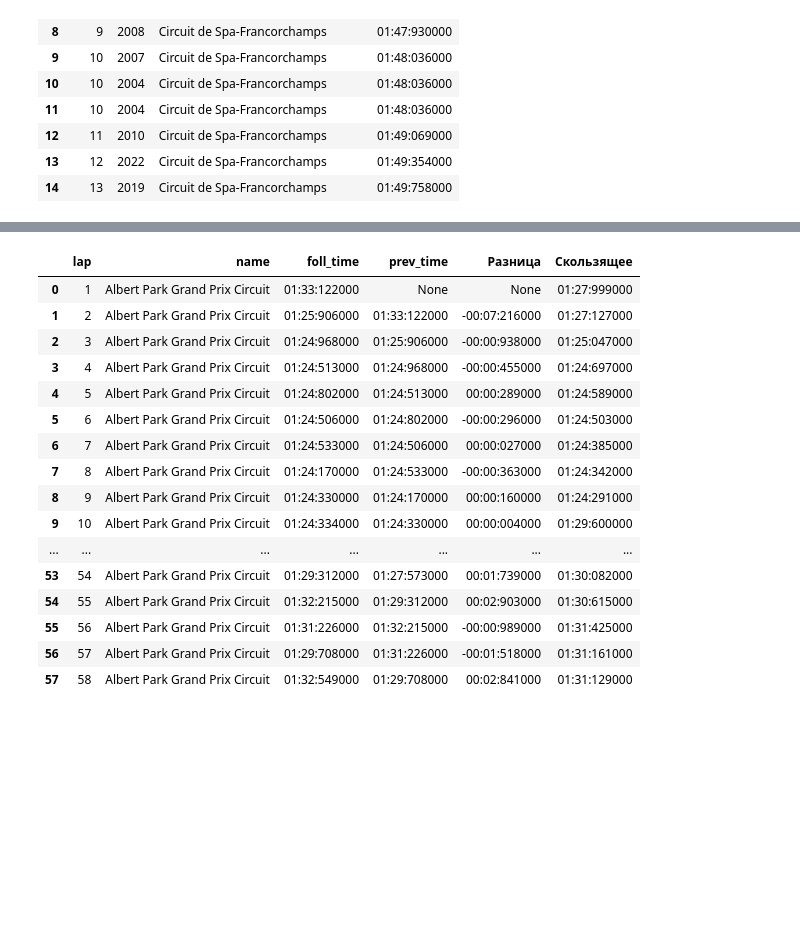
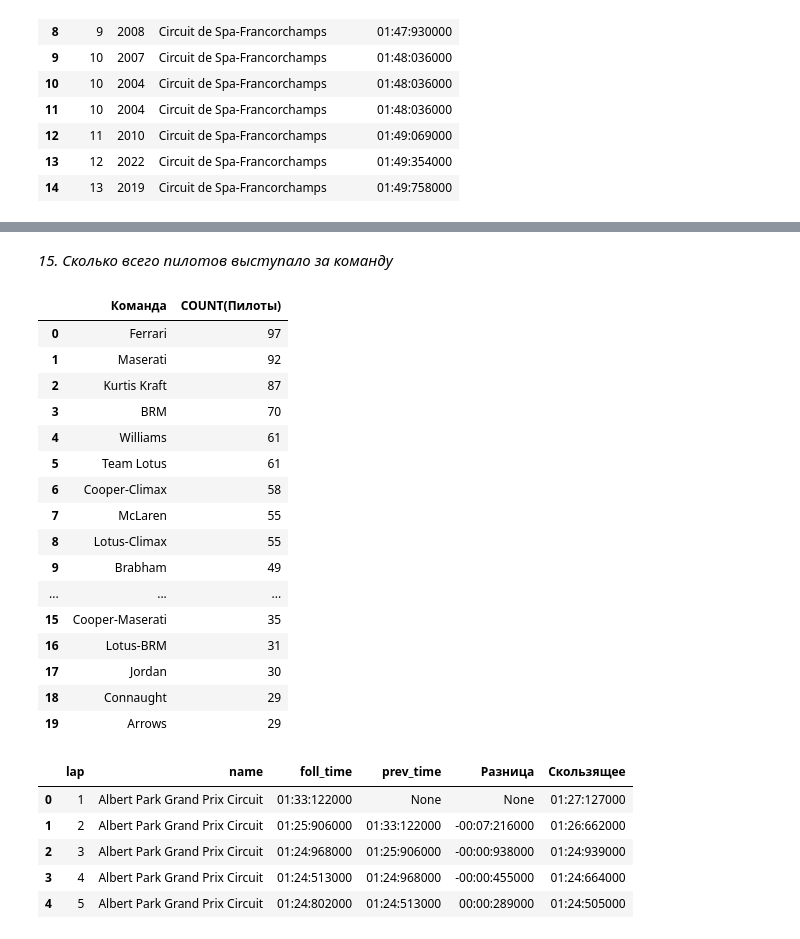
Before and after one commit to MelnikDM/Notebooks, a Jupyter notebook: Formula_11.ipynb, the cells around one changed output, grey strips where cells are left out. Saved outputs shown, nothing was run; the diff lists cells and outputs as text; code cells hidden in the pictures; blank space fills up the shorter version.

```diff
--- a/Formula_11.ipynb
+++ b/Formula_11.ipynb
@@ -39,7 +47,7 @@ import seaborn as sns
 conn = pymysql.connect(host="localhost",
                        port=3306,
                        user="rt",
-                       password="__________",
+                       password="-",
                        database="sys",
                        charset="utf8")
 
@@ -334,49 +742,78 @@ df6.head(15)
+# %% [markdown]
+*15. Сколько всего пилотов выступало за команду*
+# %%
+sql16 = """
+WITH cte AS(
+SELECT DISTINCT CONCAT(d.forename,' ', d.surname) AS "Пилоты",
+       cons.name AS "Команда"
+  FROM results res
+       INNER JOIN drivers d USING (driverId)
+			 JOIN constructors cons USING (constructorId)
+ ORDER BY 2 DESC
+ )
+
+SELECT Команда,
+ 	     COUNT(Пилоты)
+  FROM cte
+ GROUP BY 1
+ ORDER BY 2 DESC;
+ """
+
+df16 = pd.read_sql(sql16, conn)
+df16.head(20)
+# %% [output]
+|  | Команда | COUNT(Пилоты) |
+| 0 | Ferrari | 97 |
+| 1 | Maserati | 92 |
+| 2 | Kurtis Kraft | 87 |
+| 3 | BRM | 70 |
+| 4 | Williams | 61 |
+| 5 | Team Lotus | 61 |
+| 6 | Cooper-Climax | 58 |
+| 7 | McLaren | 55 |
+| 8 | Lotus-Climax | 55 |
+| 9 | Brabham | 49 |
+| ... | ... | ... |
+| 15 | Cooper-Maserati | 35 |
+| 16 | Lotus-BRM | 31 |
+| 17 | Jordan | 30 |
+| 18 | Connaught | 29 |
+| 19 | Arrows | 29 |
 # %%
-sql = """
+sql17 = """
 WITH cte AS(
 SELECT l2.lap,
        r2.YEAR,
        c2.name,
        time_format(SEC_TO_TIME(milliseconds/1000), '%i:%s:%f') AS "foll_time",
        LAG(time_format(SEC_TO_TIME(milliseconds/1000), '%i:%s:%f'), 1) OVER (ORDER BY l2.lap) AS "prev_time",
        milliseconds - LAG(milliseconds, 1) OVER (ORDER BY l2.lap) AS "diff",
        ROUND(AVG(milliseconds) OVER (ORDER BY l2.lap
        								  ROWS BETWEEN 1 PRECEDING
-       								  AND 2 FOLLOWING)) AS "roll_avg"
+       								  AND 3 FOLLOWING)) AS "roll_avg"
   FROM laptimes l2
        INNER JOIN races r2 USING (raceId)
        		 JOIN circuits c2 USING (circuitId)
              JOIN drivers d USING (driverId)
   WHERE c2.name = 'Albert Park Grand Prix Circuit'
     AND d.surname = 'Schumacher'
     AND d.forename = 'Michael'
     AND r2.YEAR = 2004
 ORDER BY 1 ASC
 )
 
 SELECT cte.lap, cte.name, foll_time, prev_time,
 	time_format(SEC_TO_TIME(diff/1000), '%i:%s:%f') AS "Разница",
 	time_format(SEC_TO_TIME(roll_avg/1000), '%i:%s:%f') AS "Скользящее"
 	FROM cte;
 """
 import pandas as pd
-df = pd.read_sql(sql, conn)
-df
+df17 = pd.read_sql(sql17, conn)
+df17.head()
 # %% [output]
 |  | lap | name | foll_time | prev_time | Разница | Скользящее |
-| 0 | 1 | Albert Park Grand Prix Circuit | 01:33:122000 | None | None | 01:27:999000 |
-| 1 | 2 | Albert Park Grand Prix Circuit | 01:25:906000 | 01:33:122000 | -00:07:216000 | 01:27:127000 |
-| 2 | 3 | Albert Park Grand Prix Circuit | 01:24:968000 | 01:25:906000 | -00:00:938000 | 01:25:047000 |
-| 3 | 4 | Albert Park Grand Prix Circuit | 01:24:513000 | 01:24:968000 | -00:00:455000 | 01:24:697000 |
-| 4 | 5 | Albert Park Grand Prix Circuit | 01:24:802000 | 01:24:513000 | 00:00:289000 | 01:24:589000 |
-| 5 | 6 | Albert Park Grand Prix Circuit | 01:24:506000 | 01:24:802000 | -00:00:296000 | 01:24:503000 |
-| 6 | 7 | Albert Park Grand Prix Circuit | 01:24:533000 | 01:24:506000 | 00:00:027000 | 01:24:385000 |
-| 7 | 8 | Albert Park Grand Prix Circuit | 01:24:170000 | 01:24:533000 | -00:00:363000 | 01:24:342000 |
-| 8 | 9 | Albert Park Grand Prix Circuit | 01:24:330000 | 01:24:170000 | 00:00:160000 | 01:24:291000 |
-| 9 | 10 | Albert Park Grand Prix Circuit | 01:24:334000 | 01:24:330000 | 00:00:004000 | 01:29:600000 |
-| ... | ... | ... | ... | ... | ... | ... |
-| 53 | 54 | Albert Park Grand Prix Circuit | 01:29:312000 | 01:27:573000 | 00:01:739000 | 01:30:082000 |
-| 54 | 55 | Albert Park Grand Prix Circuit | 01:32:215000 | 01:29:312000 | 00:02:903000 | 01:30:615000 |
-| 55 | 56 | Albert Park Grand Prix Circuit | 01:31:226000 | 01:32:215000 | -00:00:989000 | 01:31:425000 |
-| 56 | 57 | Albert Park Grand Prix Circuit | 01:29:708000 | 01:31:226000 | -00:01:518000 | 01:31:161000 |
-| 57 | 58 | Albert Park Grand Prix Circuit | 01:32:549000 | 01:29:708000 | 00:02:841000 | 01:31:129000 |
+| 0 | 1 | Albert Park Grand Prix Circuit | 01:33:122000 | None | None | 01:27:127000 |
+| 1 | 2 | Albert Park Grand Prix Circuit | 01:25:906000 | 01:33:122000 | -00:07:216000 | 01:26:662000 |
+| 2 | 3 | Albert Park Grand Prix Circuit | 01:24:968000 | 01:25:906000 | -00:00:938000 | 01:24:939000 |
+| 3 | 4 | Albert Park Grand Prix Circuit | 01:24:513000 | 01:24:968000 | -00:00:455000 | 01:24:664000 |
+| 4 | 5 | Albert Park Grand Prix Circuit | 01:24:802000 | 01:24:513000 | 00:00:289000 | 01:24:505000 |
```
Also changed, not shown: parts of 30 cells of this notebook.
